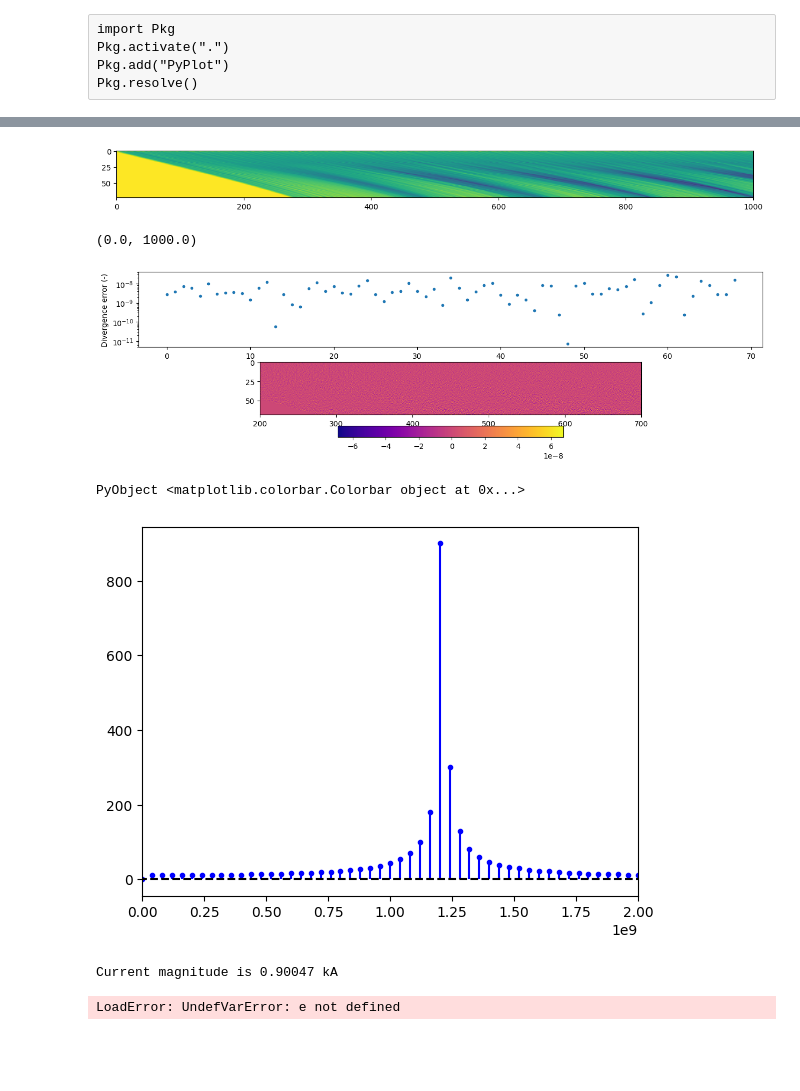
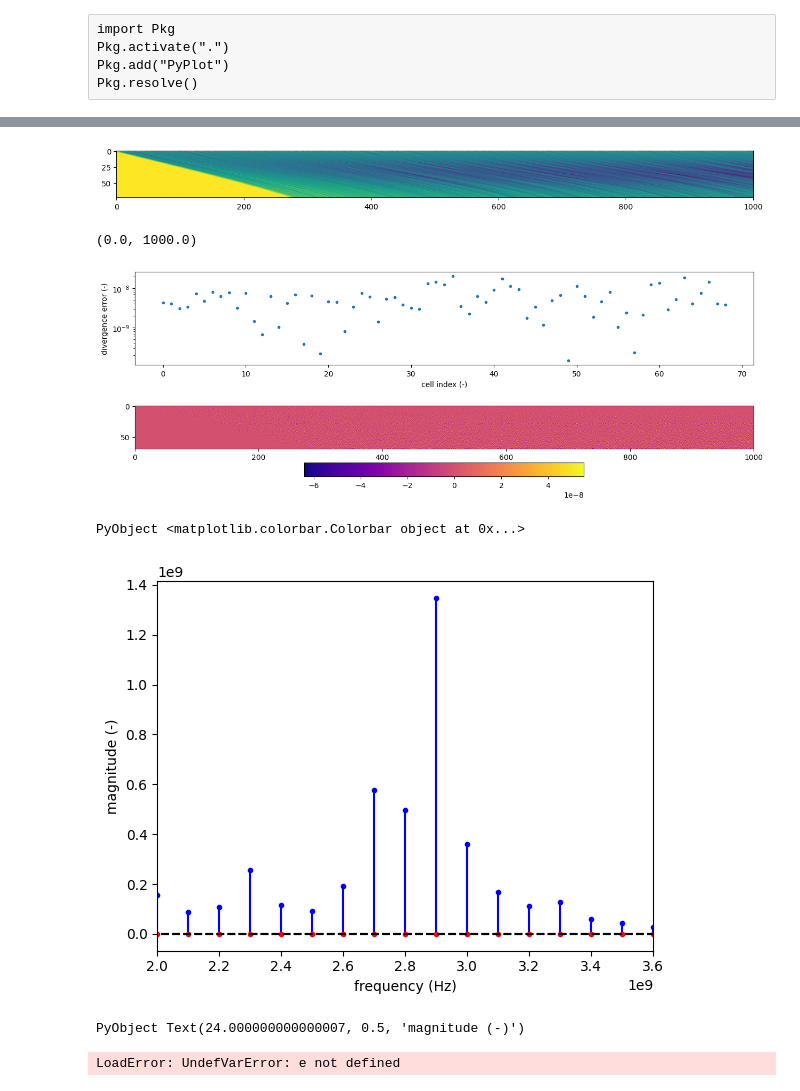
Before and after one commit to bchaber/iskra, a Jupyter notebook: klystron.ipynb, the cells around one changed output, grey strips where cells are left out. Saved outputs shown, nothing was run; the diff lists cells and outputs as text; code cells hidden in the pictures; blank space fills up the shorter version.

```diff
--- a/klystron.ipynb
+++ b/klystron.ipynb
@@ -276,60 +374,83 @@ xlim((0,1000))
 (0.0, 1000.0)
-# %%
-using PyPlot
-figure(figsize=(15, 6))
-imshow(results.rho)
-xlim((0,1000))
-# %% [output]
-[figure, removed]
-(0.0, 1000.0)
+# %%
+using PyPlot
+figure(figsize=(15, 6))
+imshow(results.rho)
+xlim((0, 1000))
+# %% [output]
+[figure, added]
+(0.0, 1000.0)
 # %%
 let
     ts = results.timesteps
     nx = 73
     Δt = 5.0e-12
     Δx = 0.005095890410958904
 
     djx = diff(results.Jx[1:nx+1,1:ts-1]; dims=1)
     drho = diff(results.rho[1:nx,:]; dims=2)
     error = djx ./ Δx .+ drho ./ Δt
 
-    figure(figsize=(15, 8))
+    figure(figsize=(15, 5))
     subplot(2,1,1)
     semilogy(abs.(error[4:72, 300]), ".")
-    xlabel("Cell index (-)")
-    ylabel("Divergence error (-)")
+    xlabel("cell index (-)")
+    ylabel("divergence error (-)")
 
     subplot(2,1,2)
     imshow(error[4:72, :], cmap="plasma")
-    xlim((200,700))
+    xlim((0, 1000))
     colorbar(orientation="horizontal")
 end
 # %% [output]
-[figure, old version]
+[figure, new version]
 PyObject <matplotlib.colorbar.Colorbar object at 0x...>
 # %%
 using FFTW
 
 function evaluate(results)
     Δt = 5.0e-12
+    window = 3_000:5_000
+    samples = length(window)
+    frequencies = fftfreq(samples, 1.0 / Δt)
 
-    jx = sum(results.Jx[51:55,2000:4000]; dims=1)[:]
-    jx = [1e3sin(2π * 1.21GHz * i * Δt) for i = 1:5000]
-    Jx = abs.(fft(jx .- mean(jx)))
-    samples = length(jx)
-    frequencies = fftfreq(samples, 1.0 / Δt)
-    Jx ./= samples
-    Jx .*= 2.0
+    i1 = results.i_ext[window]
+    v1 = results.v_ext[window]
+    I1 = fft(i1 .- mean(i1))
+    V1 = fft(v1 .- mean(v1))
 
-    stem(frequencies, Jx, linefmt="b-", markerfmt="b.", basefmt="k--")
-    xlim((0., 2.0GHz))
+    I1 ./= samples
+    I1 .*= 2.0
+    V1 ./= samples
+    V1 .*= 2.0
 
-    println("Current magnitude is ", 1e-3round(maximum(Jx), sigdigits=5), " kA")
+    i2 = results.i_ind[window]
+    v2 = results.v_ind[window]
+    I2 = fft(i2 .- mean(i2))
+    V2 = fft(v2 .- mean(v2))
+
+    I2 ./= samples
+    I2 .*= 2.0
+    V2 ./= samples
+    V2 .*= 2.0
+
+    stem(frequencies, abs.(I2 .* conj.(V2)), linefmt="b-", markerfmt="b.", basefmt="k--")
+    stem(frequencies, abs.(I1 .* conj.(V1)), linefmt="r-", markerfmt="r.", basefmt="k--")
+    #plot(frequencies, abs.(I2 .* conj.(V2)), "b.")
+    #plot(frequencies, abs.(I1 .* conj.(V1)), "r.")
+    xlim((2.0GHz, 3.6GHz))
+    xlabel("frequency (Hz)")
+    ylabel("magnitude (-)")
+    #yscale("log")
+    #grid()
+    #ylim((1, 1e11))
+    #println("Current magnitude is ", round(1e-3maximum(I2), digits=3), " kA")
 end
+
 evaluate(results)
 # %% [output]
-[figure, old version]
+[figure, new version]
-Current magnitude is 0.90047 kA
+PyObject Text(24.000000000000007, 0.5, 'magnitude (-)')
 # %%
 figure()
 scatter([e.x[p] for p in 1:e.np], [e.v[p][1] for p in 1:e.np], marker=".", s=0.1)
```
Also changed, not shown: parts of 12 cells of this notebook.
